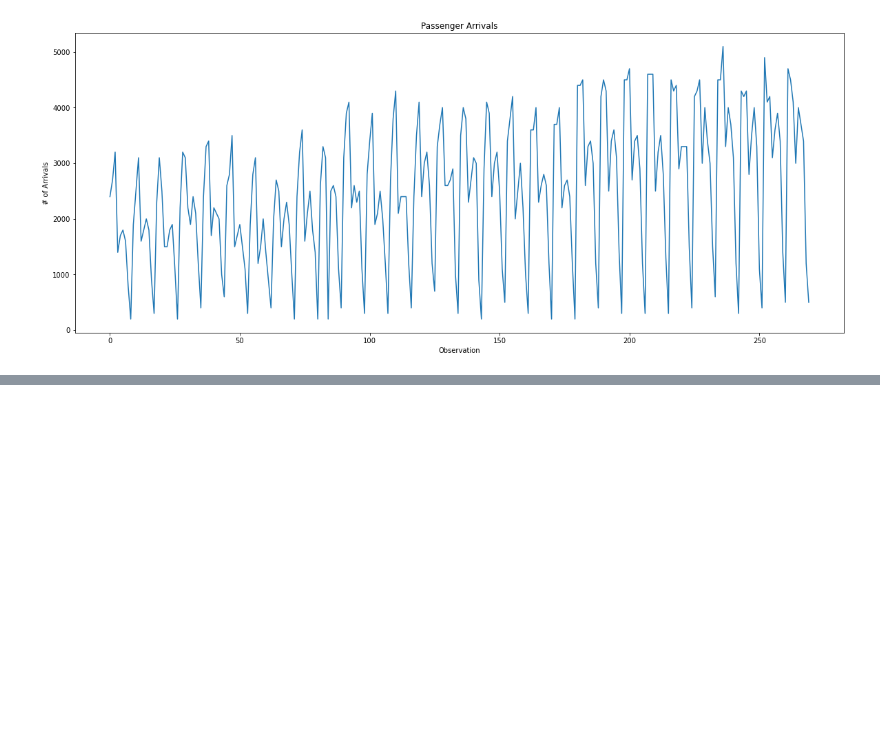
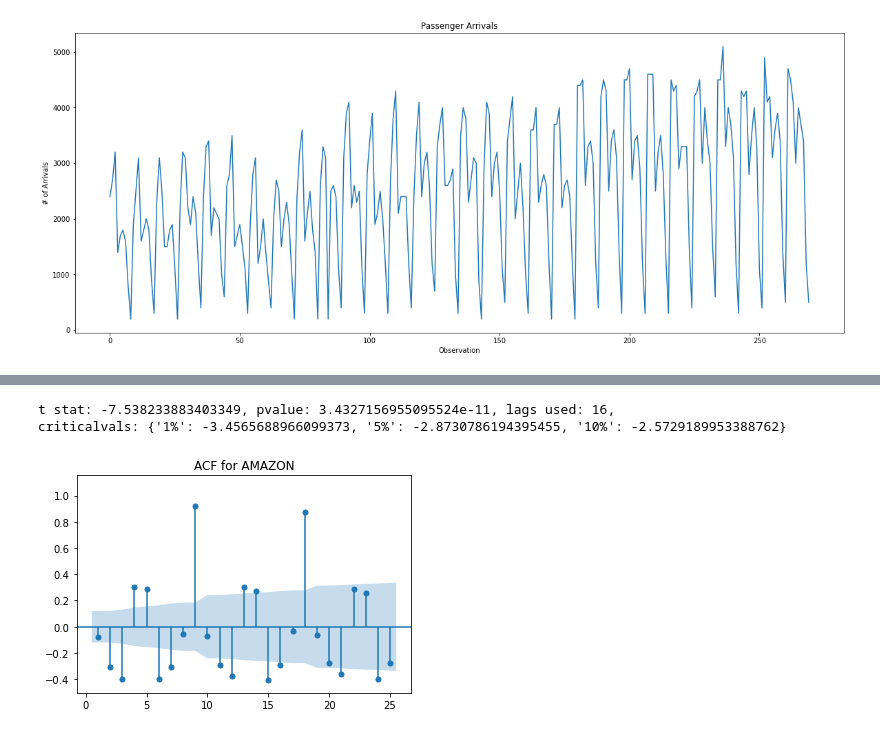
Before and after one commit to Adriank2001/MGOC20Case, a Jupyter notebook: analysis.ipynb, the cells around one changed output, grey strips where cells are left out. Drawn from its saved outputs; the diff is of its cells as text; code cells hidden in the pictures; blank space fills up the shorter version.

```diff
--- a/analysis.ipynb
+++ b/analysis.ipynb
@@ -181,0 +183,2 @@ print(f" t stat: {t_stat}, pvalue: {pvalue}, lags used: {lags}")
+# %%
+df_view["lag_1"] = df_view['arrivals'].diff(1)
@@ -181,0 +201,12 @@ print(f" t stat: {t_stat}, pvalue: {pvalue}, lags used: {lags}")
+# %%
+t_stat, pvalue, lags, _, fivepercent, _ = sm.tsa.stattools.adfuller(df_view['lag_1'].dropna())
+print(f"t stat: {t_stat}, pvalue: {pvalue}, lags used: {lags}, \ncriticalvals: {fivepercent}")
+# %% [output]
+t stat: -7.538233883403349, pvalue: 3.4327156955095524e-11, lags used: 16,
+criticalvals: {'1%': -3.4565688966099373, '5%': -2.8730786194395455, '10%': -2.5729189953388762}
+# %%
+sm.graphics.tsa.plot_acf(df_view['lag_1'].dropna(), zero = False, auto_ylims = True)
+plt.title("ACF for AMAZON")
+plt.show()
+# %% [output]
+[figure, added]
```
Also changed, not shown: parts of 14 cells of this notebook.
